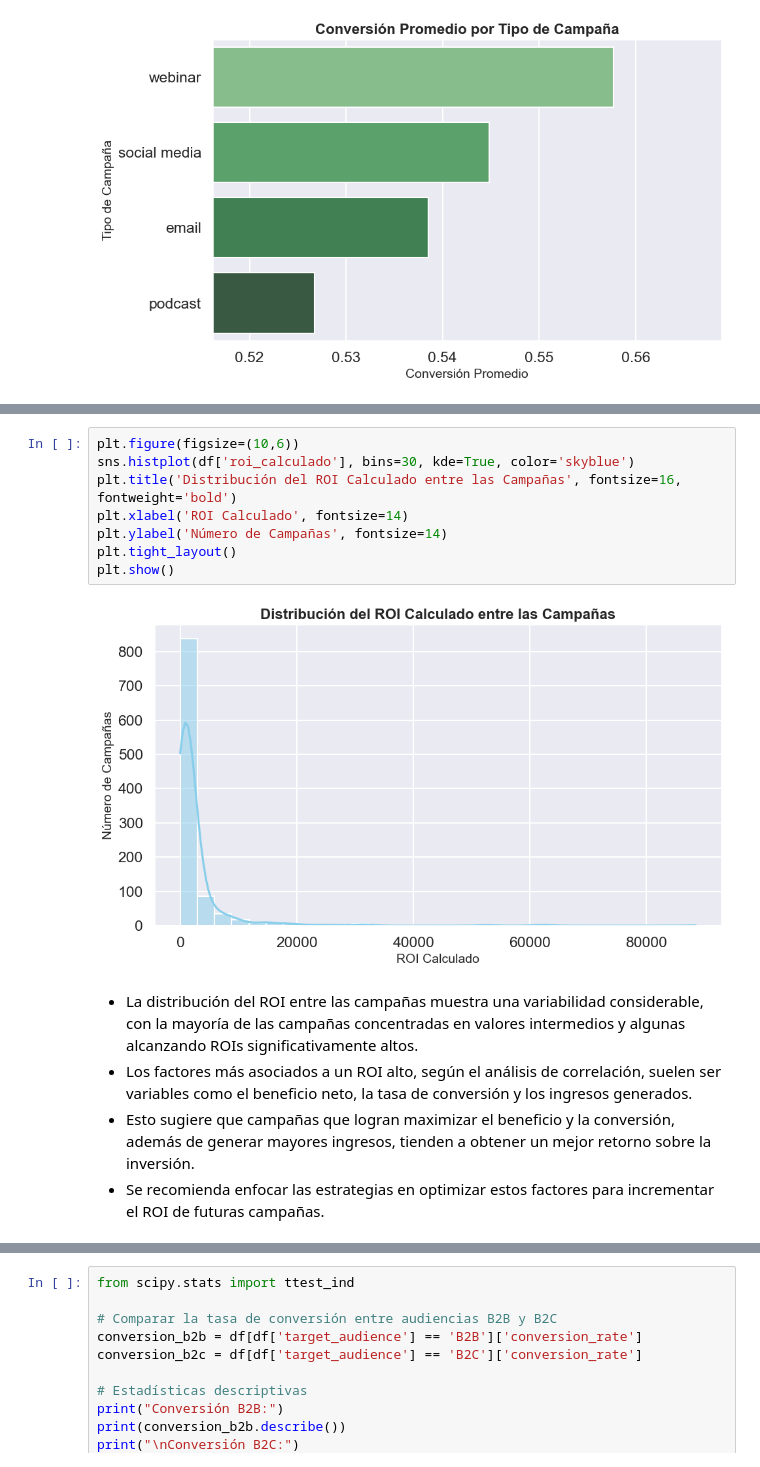
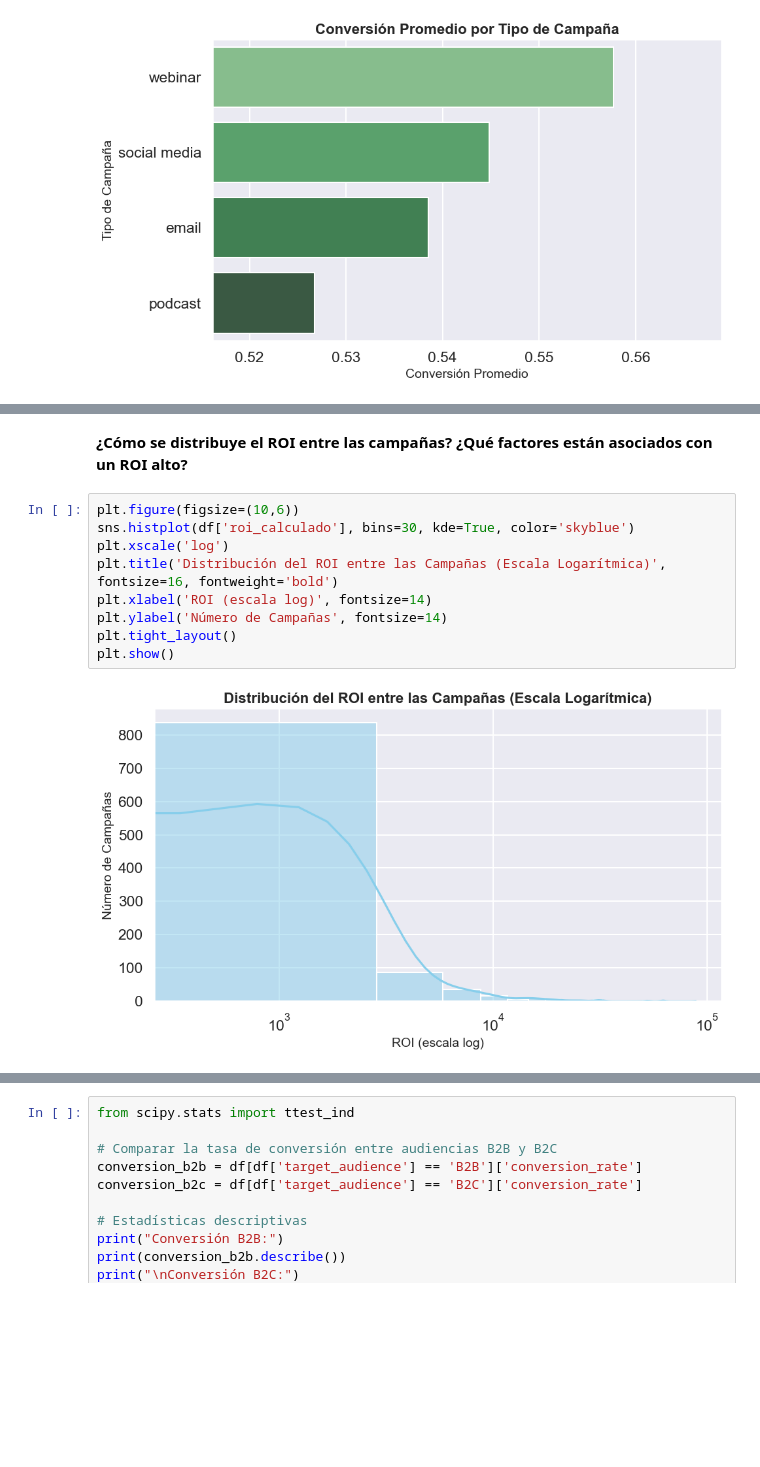
Before and after one commit to BelenP09/analisis_campa-a_marketing, a Jupyter notebook: Notebook/notebook.ipynb, the cells around one changed output, grey strips where cells are left out. Drawn from its saved outputs; the diff is of its cells as text; blank space fills up the shorter version.

```diff
--- a/Notebook/notebook.ipynb
+++ b/Notebook/notebook.ipynb
@@ -195,15 +184,13 @@ Conversión promedio de ese canal: 53.70%
+# %% [markdown]
+**¿Cómo se distribuye el ROI entre las campañas? ¿Qué factores están asociados con un ROI alto?**
 # %%
 plt.figure(figsize=(10,6))
 sns.histplot(df['roi_calculado'], bins=30, kde=True, color='skyblue')
-plt.title('Distribución del ROI Calculado entre las Campañas', fontsize=16, fontweight='bold')
-plt.xlabel('ROI Calculado', fontsize=14)
+plt.xscale('log')
+plt.title('Distribución del ROI entre las Campañas (Escala Logarítmica)', fontsize=16, fontweight='bold')
+plt.xlabel('ROI (escala log)', fontsize=14)
 plt.ylabel('Número de Campañas', fontsize=14)
 plt.tight_layout()
 plt.show()
 # %% [output]
-[figure, old version]
+[figure, new version]
-# %% [markdown]
-- La distribución del ROI entre las campañas muestra una variabilidad considerable, con la mayoría de las campañas concentradas en valores intermedios y algunas alcanzando ROIs significativamente altos.
-- Los factores más asociados a un ROI alto, según el análisis de correlación, suelen ser variables como el beneficio neto, la tasa de conversión y los ingresos generados.
-- Esto sugiere que campañas que logran maximizar el beneficio y la conversión, además de generar mayores ingresos, tienden a obtener un mejor retorno sobre la inversión.
-- Se recomienda enfocar las estrategias en optimizar estos factores para incrementar el ROI de futuras campañas.
```
Also changed, not shown: parts of 29 cells of this notebook, 2 other files.
